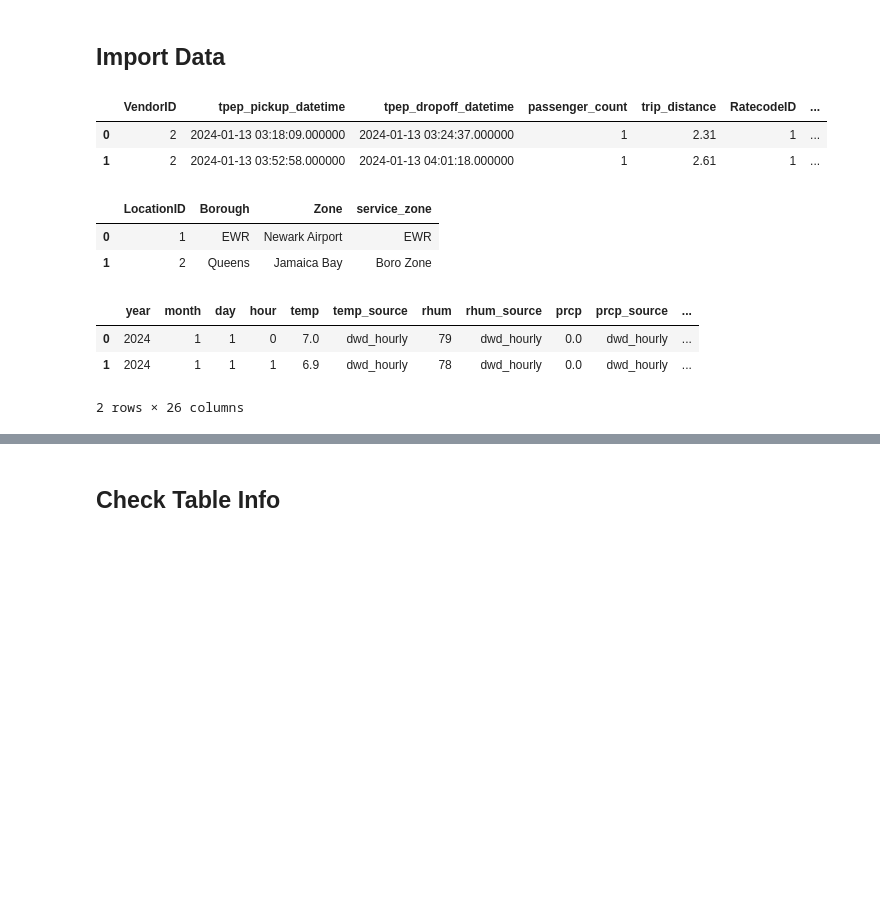
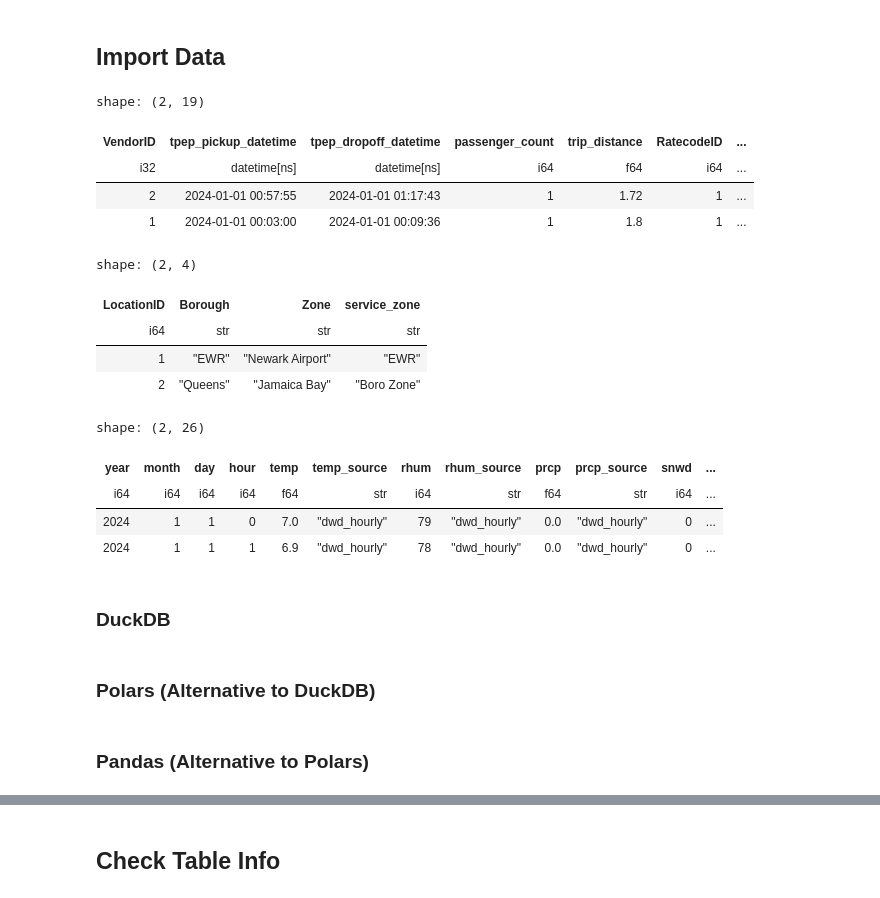
Before and after one commit to Singularity-Coder/NYC-Taxi-Dashboard, a Jupyter notebook: clean.ipynb, the cells around one changed output, grey strips where cells are left out. Saved outputs shown, nothing was run; the diff lists cells and outputs as text; code cells hidden in the pictures; blank space fills up the shorter version.

```diff
--- a/clean.ipynb
+++ b/clean.ipynb
@@ -36,20 +74,27 @@ import numpy as np
 # %% [markdown]
 ## Import Data
 # %%
-df_trips = pd.read_csv("yellow_tripdata_2024_01.csv", engine='python', on_bad_lines="warn")
-df_zones = pd.read_csv('taxi_zone_lookup.csv', engine='python', on_bad_lines="warn")
-df_weather = pd.read_csv('weather_data.csv', engine='python', on_bad_lines="warn")
-display(df_trips.head(2))
-display(df_zones.head(2))
-display(df_weather.head(2))
+df_tripss = pl.scan_parquet("datasets/yellow_tripdata_2024-01.parquet")
+df_zones = pl.scan_csv("datasets/taxi_zone_lookup.csv", has_header=True)
+df_weather = pl.scan_csv('datasets/weather_data.csv', has_header=True)
+display(df_tripss.head(2).collect())
+display(df_zones.head(2).collect())
+display(df_weather.head(2).collect())
 # %% [output]
+shape: (2, 19)
-|  | VendorID | tpep_pickup_datetime | tpep_dropoff_datetime | passenger_count | trip_distance | RatecodeID | ... |
-| 0 | 2 | 2024-01-13 03:18:09.000000 | 2024-01-13 03:24:37.000000 | 1 | 2.31 | 1 | ... |
-| 1 | 2 | 2024-01-13 03:52:58.000000 | 2024-01-13 04:01:18.000000 | 1 | 2.61 | 1 | ... |
+| VendorID | tpep_pickup_datetime | tpep_dropoff_datetime | passenger_count | trip_distance | RatecodeID | ... |
+| i32 | datetime[ns] | datetime[ns] | i64 | f64 | i64 | ... |
+| 2 | 2024-01-01 00:57:55 | 2024-01-01 01:17:43 | 1 | 1.72 | 1 | ... |
+| 1 | 2024-01-01 00:03:00 | 2024-01-01 00:09:36 | 1 | 1.8 | 1 | ... |
+shape: (2, 4)
-|  | LocationID | Borough | Zone | service_zone |
-| 0 | 1 | EWR | Newark Airport | EWR |
-| 1 | 2 | Queens | Jamaica Bay | Boro Zone |
+| LocationID | Borough | Zone | service_zone |
+| i64 | str | str | str |
+| 1 | "EWR" | "Newark Airport" | "EWR" |
+| 2 | "Queens" | "Jamaica Bay" | "Boro Zone" |
+shape: (2, 26)
-|  | year | month | day | hour | temp | temp_source | rhum | rhum_source | prcp | prcp_source | ... |
-| 0 | 2024 | 1 | 1 | 0 | 7.0 | dwd_hourly | 79 | dwd_hourly | 0.0 | dwd_hourly | ... |
-| 1 | 2024 | 1 | 1 | 1 | 6.9 | dwd_hourly | 78 | dwd_hourly | 0.0 | dwd_hourly | ... |
+| year | month | day | hour | temp | temp_source | rhum | rhum_source | prcp | prcp_source | snwd | ... |
+| i64 | i64 | i64 | i64 | f64 | str | i64 | str | f64 | str | i64 | ... |
+| 2024 | 1 | 1 | 0 | 7.0 | "dwd_hourly" | 79 | "dwd_hourly" | 0.0 | "dwd_hourly" | 0 | ... |
+| 2024 | 1 | 1 | 1 | 6.9 | "dwd_hourly" | 78 | "dwd_hourly" | 0.0 | "dwd_hourly" | 0 | ... |
-2 rows × 26 columns
+# %% [markdown]
+### DuckDB
@@ -55,0 +155,2 @@ display(df_weather.head(2))
+# %% [markdown]
+### Polars (Alternative to DuckDB)
@@ -55,0 +214,2 @@ display(df_weather.head(2))
+# %% [markdown]
+### Pandas (Alternative to Polars)
```
Also changed, not shown: parts of 27 cells of this notebook, 2 other files.
